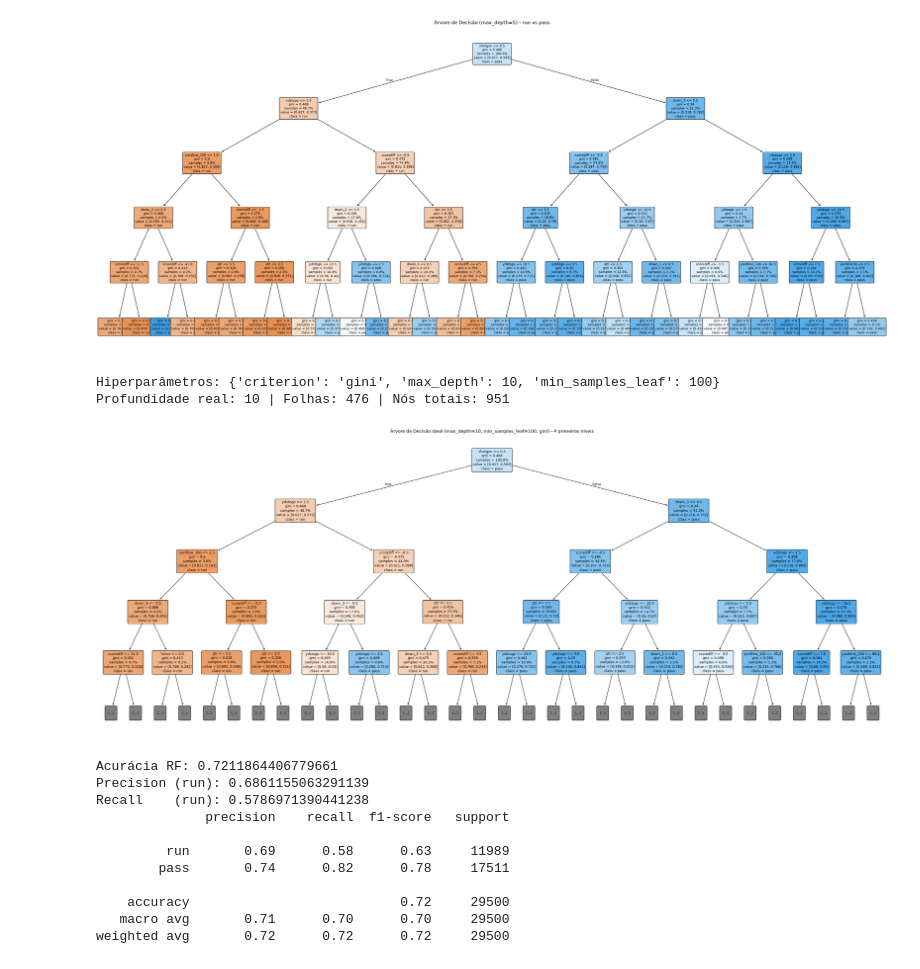
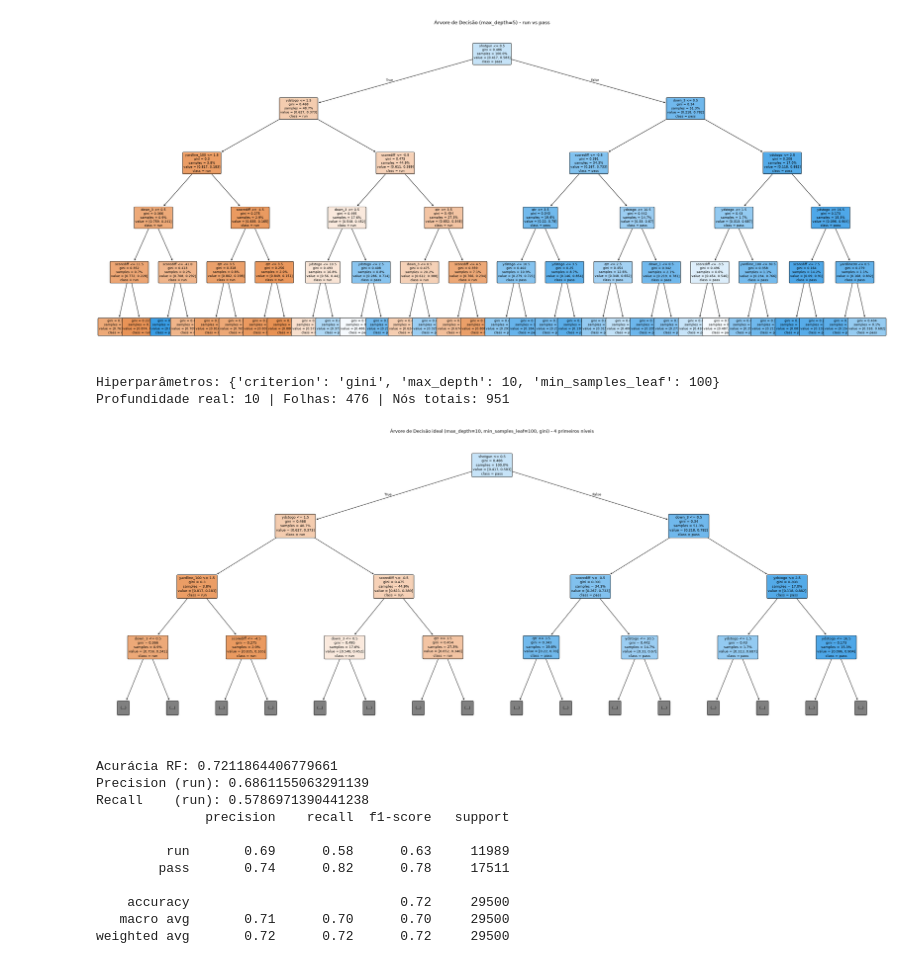
Before and after one commit to EduardoHaagP/IC---ScoutFA, a Jupyter notebook: notebook/ImplementacaoArtigoOtting/ImplementacaoOtting.ipynb, the cells around one changed output. Saved outputs shown, nothing was run; the diff lists cells and outputs as text; code cells hidden in the pictures.

Commit message:
imagem menor

```diff
--- a/notebook/ImplementacaoArtigoOtting/ImplementacaoOtting.ipynb
+++ b/notebook/ImplementacaoArtigoOtting/ImplementacaoOtting.ipynb
@@ -169,35 +169,35 @@ plt.figure(figsize=(30, 12))
 plot_tree(
     best,
     feature_names=FEATURES,
     class_names=["run", "pass"],
     filled=True,
     rounded=True,
     fontsize=9,
     proportion=True,
-    max_depth=4,          # só desenha os 4 primeiros níveis; o modelo em si não muda
+    max_depth=3,          # só desenha os 4 primeiros níveis; o modelo em si não muda
 )
 plt.title("Árvore de Decisão ideal (max_depth=10, min_samples_leaf=100, gini) - 4 primeiros níveis")
 plt.tight_layout()
 plt.savefig("arvore_ideal_topo.png", dpi=300, bbox_inches="tight")
 plt.show()
 
 # --- 2) Versão completa em PDF vetorial ---
 fig = plt.figure(figsize=(120, 40))
 plot_tree(
     best,
     feature_names=FEATURES,
     class_names=["run", "pass"],
     filled=True,
     rounded=True,
     fontsize=6,
     proportion=True,
 )
 fig.savefig("arvore_ideal_completa.pdf", bbox_inches="tight")
 plt.close(fig)
 # %% [output]
 Hiperparâmetros: {'criterion': 'gini', 'max_depth': 10, 'min_samples_leaf': 100}
 Profundidade real: 10 | Folhas: 476 | Nós totais: 951
-[figure, old version]
+[figure, new version]
 # %%
 # ===== Random Forest: baseline =====
 from sklearn.ensemble import RandomForestClassifier
```
Also changed, not shown: 2 other files.
